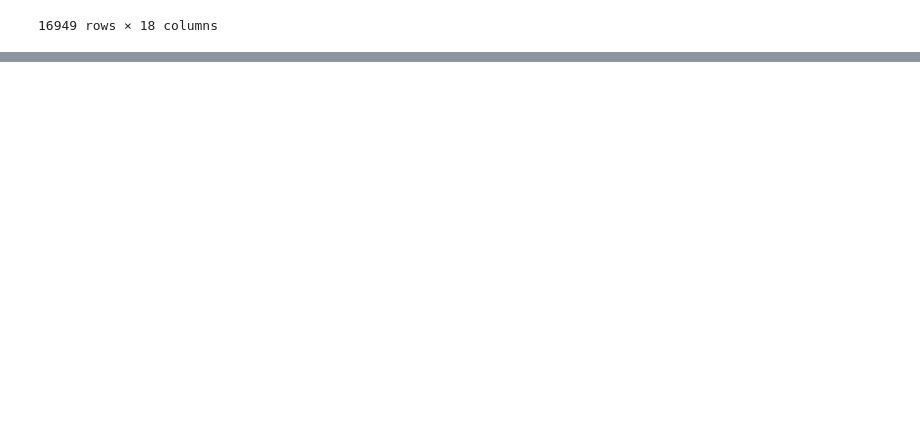
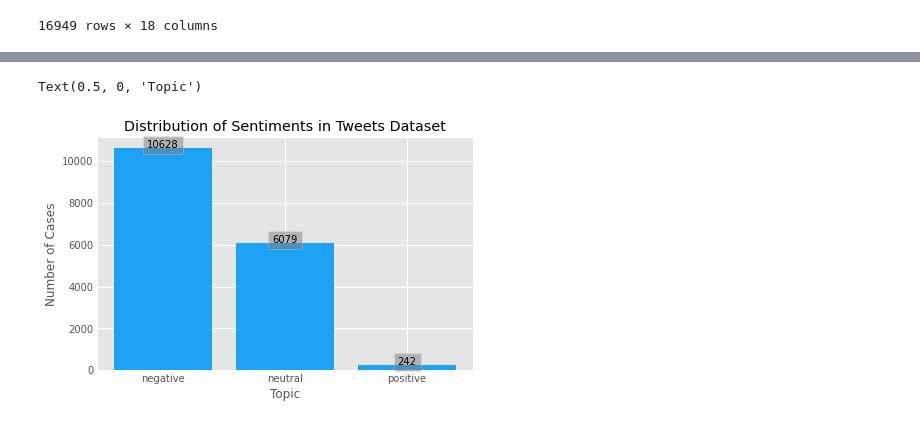
Before and after one commit to Himanshu-Dharma/Elon_bots_sentiment_analysis, a Jupyter notebook: tweetslalo.ipynb, the cells around one changed output, grey strips where cells are left out. Cells and saved outputs as stored; diff of their text form; code cells hidden in the pictures; blank space fills up the shorter version.

```diff
--- a/tweetslalo.ipynb
+++ b/tweetslalo.ipynb
@@ -137,0 +198,19 @@ df_new
+# %%
+# Frequency distribution of sentiment
+sentiment = df['sentiment_y'].value_counts()
+sentiment  = sentiment .rename_axis('sentiment_y').reset_index(name='count')
+sentiment['sentiment_y'] = sentiment['sentiment_y'].astype('category')
+x, y = sentiment['sentiment_y'], sentiment['count']
+plt.figure(figsize=(6,4))
+plt.style.use('ggplot')
+plt.bar(x, y, color = '#1DA1F2')
+for i in range(len(x)):
+  plt.text(i, y[i], y[i], ha = 'center',
+    Bbox = dict(facecolor = 'grey', alpha =.5))
+plt.title('Distribution of Sentiments in Tweets Dataset')
+plt.ylabel('Number of Cases', fontsize=12)
+plt.xlabel('Topic', fontsize=12)
+# plt.savefig('sourcecount.jpeg')
+# %% [output]
+Text(0.5, 0, 'Topic')
+[figure, added]
```
Also changed, not shown: parts of 7 cells of this notebook.
